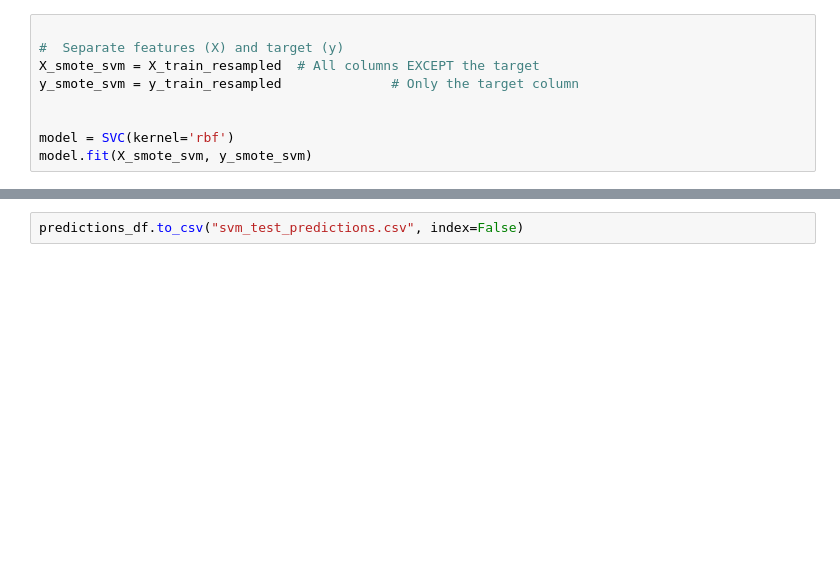
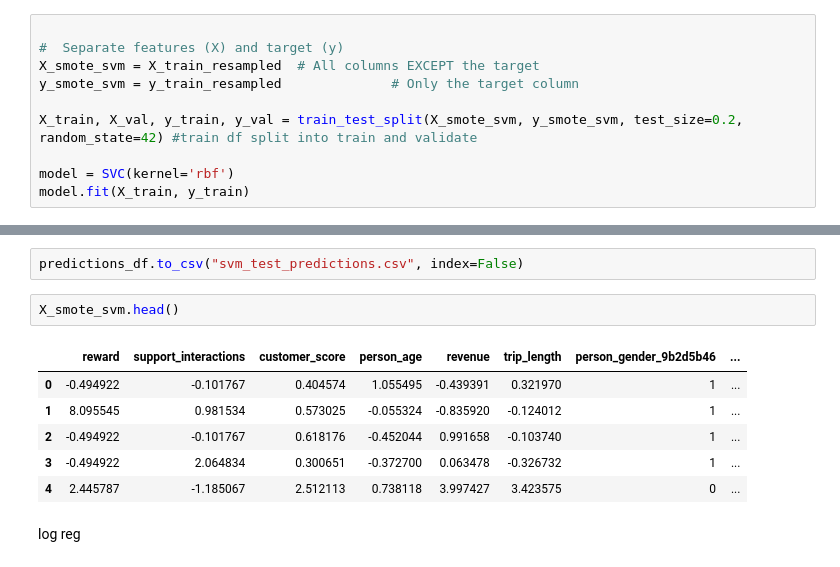
Before and after one commit to AliaksandraLabko/ML, a Jupyter notebook: SVM_final.ipynb, the cells around one changed output, grey strips where cells are left out. Cells and saved outputs as stored; diff of their text form; blank space fills up the shorter version.

```diff
--- a/SVM_final.ipynb
+++ b/SVM_final.ipynb
@@ -703,9 +703,10 @@ Name: count, dtype: int64
 X_smote_svm = X_train_resampled  # All columns EXCEPT the target
 y_smote_svm = y_train_resampled              # Only the target column
 
+X_train, X_val, y_train, y_val = train_test_split(X_smote_svm, y_smote_svm, test_size=0.2, random_state=42) #train df split into train and validate
 
 model = SVC(kernel='rbf')
-model.fit(X_smote_svm, y_smote_svm)
+model.fit(X_train, y_train)
 # %% [output]
 SVC()
 # %%
@@ -793,3 +790,14 @@ predictions_df = pd.DataFrame({
 })
 # %%
 predictions_df.to_csv("svm_test_predictions.csv", index=False)
+# %%
+X_smote_svm.head()
+# %% [output]
+|  | reward | support_interactions | customer_score | person_age | revenue | trip_length | person_gender_9b2d5b46 | ... |
+| 0 | -0.494922 | -0.101767 | 0.404574 | 1.055495 | -0.439391 | 0.321970 | 1 | ... |
+| 1 | 8.095545 | 0.981534 | 0.573025 | -0.055324 | -0.835920 | -0.124012 | 1 | ... |
+| 2 | -0.494922 | -0.101767 | 0.618176 | -0.452044 | 0.991658 | -0.103740 | 1 | ... |
+| 3 | -0.494922 | 2.064834 | 0.300651 | -0.372700 | 0.063478 | -0.326732 | 1 | ... |
+| 4 | 2.445787 | -1.185067 | 2.512113 | 0.738118 | 3.997427 | 3.423575 | 0 | ... |
+# %% [markdown]
+log reg
```
Also changed, not shown: parts of 5 cells of this notebook.
